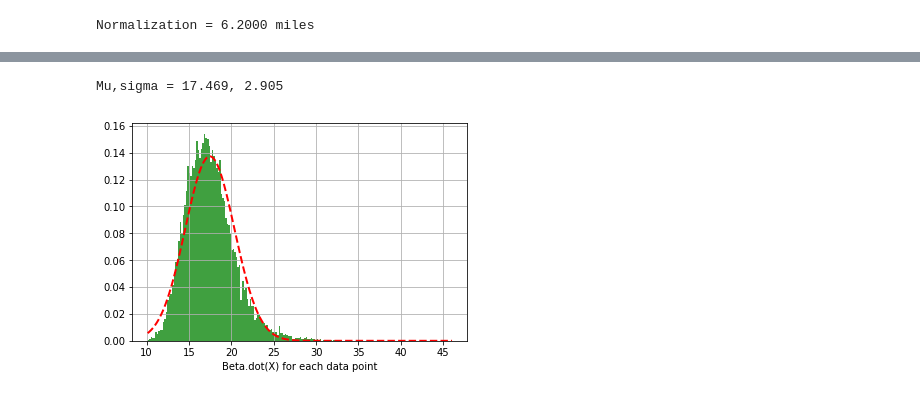
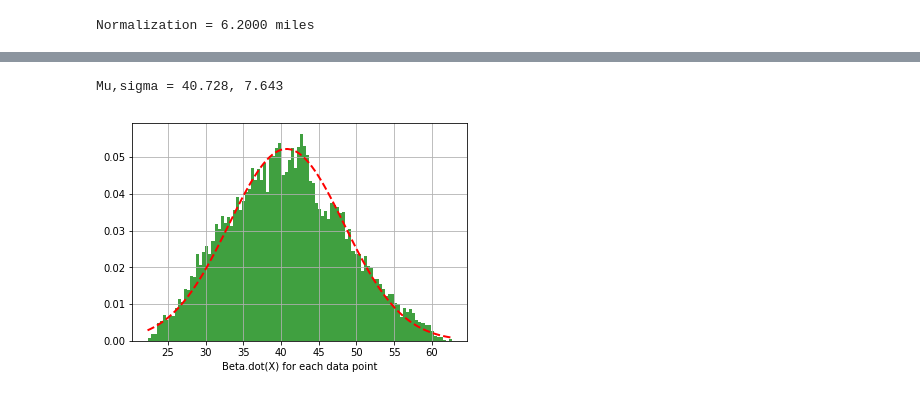
Before and after one commit to freddyox/letsdothis, a Jupyter notebook: analysis.ipynb, the cells around one changed output, grey strips where cells are left out. Saved outputs shown, nothing was run; the diff lists cells and outputs as text; code cells hidden in the pictures.

Commit message:
Switched to linear regression in order to use dT as the target variable rather than a binary output and log reg

```diff
--- a/analysis.ipynb
+++ b/analysis.ipynb
@@ -101,0 +183,2 @@ for index,row in df.iterrows():
+# %%
+Y_dt = list(df['dt'])
@@ -113,7 +211,7 @@ gpx = X.groupby(['meeting_id'],as_index=False).mean()
 gpx = gpx.drop(['position', 'race_dist', 'min_time'], axis=1)
 # %%
 X = X.drop(['position','meeting_id', 'race_title', 'race_dist',
-            'event_title','race_location'], axis=1)
+            'event_title','race_location', 'dt'], axis=1)
 # %%
 for xrow in [X]:
     xrow['sex'] = xrow['sex'].map( {'W': 1, 'M': 2} ).astype(int)
@@ -142,0 +228,10 @@ print(beta)
+# %%
+from sklearn.linear_model import LinearRegression
+reg = LinearRegression().fit(X, Y_dt)
+lr = reg.coef_
+beta_dict = {'age_group': lr[0], 'sex':lr[1],
+             'min_time':lr[2], 'sum_up':lr[3], 'sigma':lr[4],
+            'diff':lr[5]}
+beta = pd.DataFrame(list(beta_dict.items()))
+print('Linear Regression Results:')
+print(beta)
@@ -148,24 +252,25 @@ for index, row in X.iterrows():
     for i in row:
         sum += i*beta.values[rowidx][1]
         rowidx+=1
-    if sum>50:
+    if row.min_time>75:
         continue
     d.append(sum)
 # %%
 from scipy.stats import norm
-n, bins, patches = plt.hist(d, 200, density=True,
+n, bins, patches = plt.hist(d, 100, density=True,
                             facecolor='g', alpha=0.75)
-#plt.axis([10, 35, 0.0, 0.175])
+#plt.axis([20, 120, 0.1, 200])
 plt.grid(True)
 plt.xlabel('Beta.dot(X) for each data point')
 (mu,sig) = norm.fit(d)
 y = mlab.normpdf(bins, mu, sig)
 l = plt.plot(bins, y, 'r--', linewidth=2)
+#plt.yscale('log')
 print('Mu,sigma = %1.3f, %1.3f' % (mu,sig))
 plt.show()
 # %% [output]
-Mu,sigma = 17.469, 2.905
+Mu,sigma = 40.728, 7.643
-[figure, old version]
+[figure, new version]
 # %%
 def integrate(lo, hi, n, bins):
     integral = 0.0
```
Also changed, not shown: parts of 28 cells of this notebook, 14 other files.
